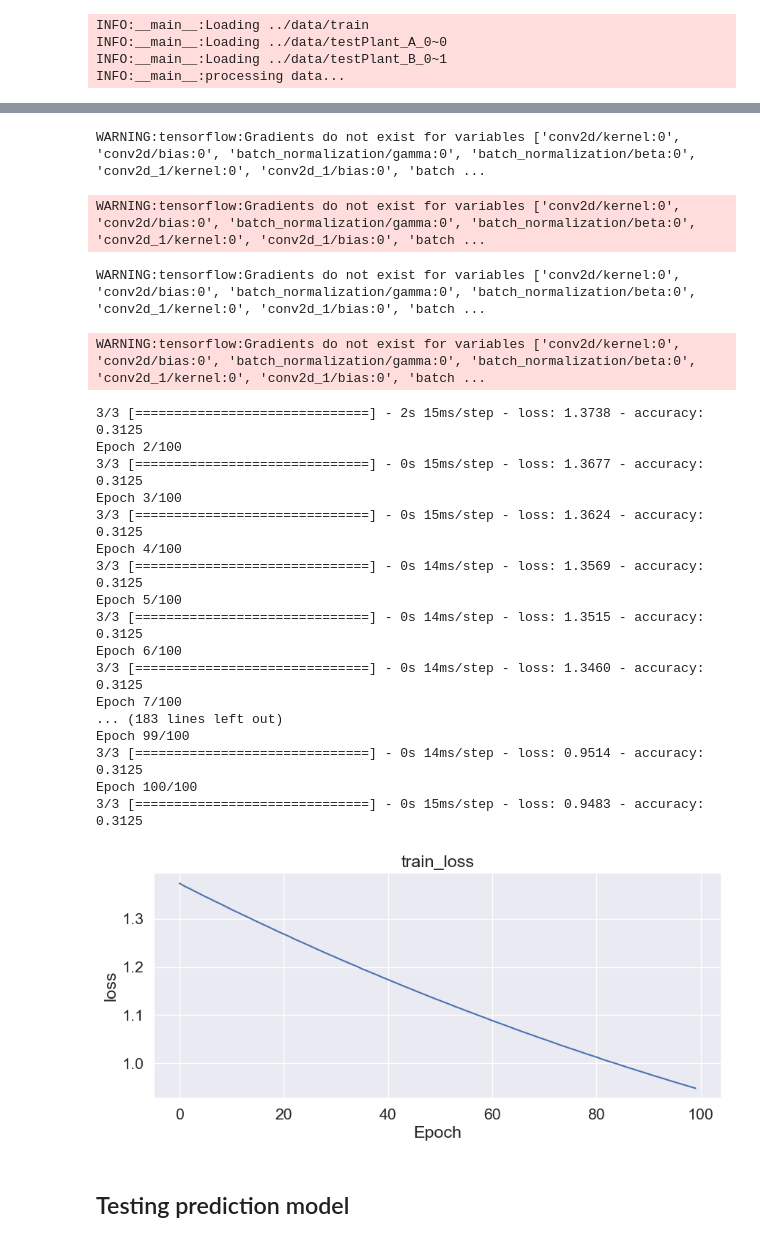
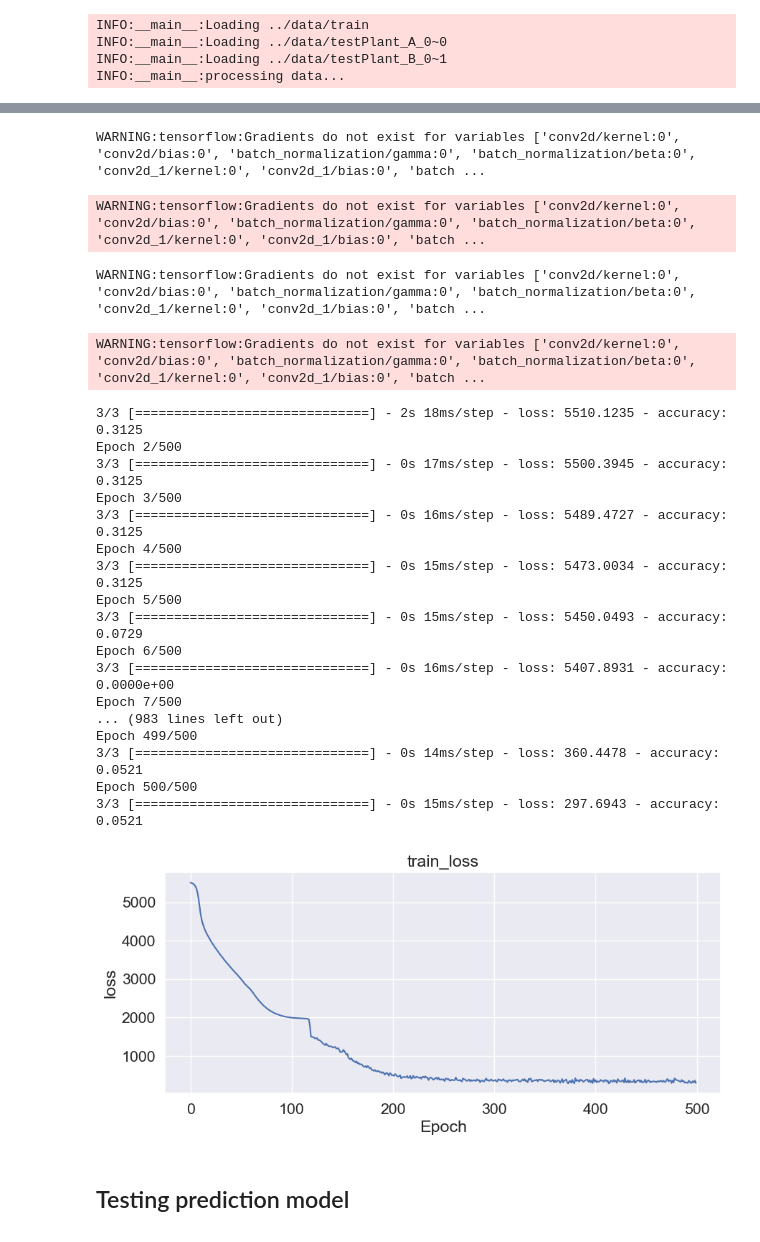
Before and after one commit to hibana2077/Farm-car, a Jupyter notebook: test_model/levelpred.ipynb, the cells around one changed output, grey strips where cells are left out. Saved outputs shown, nothing was run; the diff lists cells and outputs as text; code cells hidden in the pictures.

```diff
--- a/test_model/levelpred.ipynb
+++ b/test_model/levelpred.ipynb
@@ -101,9 +101,19 @@ y = dataY.values
 y = y.astype('float32')
 
 # 正規化(normalize) 資料，使資料值介於[0, 1]
-#train_X = scaler.fit_transform(x)
-#train_Y = scaler.fit_transform(y)
+scaler = MinMaxScaler(feature_range=(0, 1))
+
+train_X = scaler.fit_transform(x)
+train_Y = scaler.fit_transform(y)
+
+train_X_pre = train_X
+train_Y_pre = train_Y
+
+train_X = np.int8(train_X * 127)
+train_Y = np.int8(train_Y * 127)
+
+#梯度爆炸 恭喜
 
 # 無正規化
-train_Y = y
-train_X = x.reshape((x.shape[0],2))
+# train_Y = y
+# train_X = x.reshape((x.shape[0],2))
@@ -156,7 +180,7 @@ INFO:__main__:Loading ../data/testPlant_B_0~1
 INFO:__main__:processing data...
 # %%
 # create the MLP and CNN models
-mlp = models.create_mlp((train_X.shape[1]), regress=False)
+mlp = models.create_mlp((2), regress=False)# input shape -> (2,)
 #mlp.summary()
 cnn = models.create_cnn(64, 48, 3, regress=False)
 #cnn.summary()
@@ -179,7 +203,7 @@ model.compile(loss="mse", optimizer=opt, metrics=['accuracy'])
 
 # train the model
 print("[INFO] training model...")
-history = model.fit([train_X, train_images], train_Y,epochs=100, batch_size=32)
+history = model.fit([train_X, train_images], train_Y,epochs=500, batch_size=32)
 
 plt.figure(figsize=(10,4))
 plt.title('train_loss')
@@ -208,25 +232,25 @@ Epoch 1/100
 WARNING:tensorflow:Gradients do not exist for variables ['conv2d/kernel:0', 'conv2d/bias:0', 'batch_normalization/gamma:0', 'batch_normalization/beta:0', 'conv2d_1/kernel:0', 'conv2d_1/bias:0', 'batch ...
 WARNING:tensorflow:Gradients do not exist for variables ['conv2d/kernel:0', 'conv2d/bias:0', 'batch_normalization/gamma:0', 'batch_normalization/beta:0', 'conv2d_1/kernel:0', 'conv2d_1/bias:0', 'batch ...
 WARNING:tensorflow:Gradients do not exist for variables ['conv2d/kernel:0', 'conv2d/bias:0', 'batch_normalization/gamma:0', 'batch_normalization/beta:0', 'conv2d_1/kernel:0', 'conv2d_1/bias:0', 'batch ...
 WARNING:tensorflow:Gradients do not exist for variables ['conv2d/kernel:0', 'conv2d/bias:0', 'batch_normalization/gamma:0', 'batch_normalization/beta:0', 'conv2d_1/kernel:0', 'conv2d_1/bias:0', 'batch ...
-3/3 [==============================] - 2s 15ms/step - loss: 1.3738 - accuracy: 0.3125
-Epoch 2/100
-3/3 [==============================] - 0s 15ms/step - loss: 1.3677 - accuracy: 0.3125
-Epoch 3/100
-3/3 [==============================] - 0s 15ms/step - loss: 1.3624 - accuracy: 0.3125
-Epoch 4/100
-3/3 [==============================] - 0s 14ms/step - loss: 1.3569 - accuracy: 0.3125
-Epoch 5/100
-3/3 [==============================] - 0s 14ms/step - loss: 1.3515 - accuracy: 0.3125
-Epoch 6/100
-3/3 [==============================] - 0s 14ms/step - loss: 1.3460 - accuracy: 0.3125
-Epoch 7/100
-... (183 lines left out)
-Epoch 99/100
-3/3 [==============================] - 0s 14ms/step - loss: 0.9514 - accuracy: 0.3125
-Epoch 100/100
-3/3 [==============================] - 0s 15ms/step - loss: 0.9483 - accuracy: 0.3125
+3/3 [==============================] - 2s 18ms/step - loss: 5510.1235 - accuracy: 0.3125
+Epoch 2/500
+3/3 [==============================] - 0s 17ms/step - loss: 5500.3945 - accuracy: 0.3125
+Epoch 3/500
+3/3 [==============================] - 0s 16ms/step - loss: 5489.4727 - accuracy: 0.3125
+Epoch 4/500
+3/3 [==============================] - 0s 15ms/step - loss: 5473.0034 - accuracy: 0.3125
+Epoch 5/500
+3/3 [==============================] - 0s 15ms/step - loss: 5450.0493 - accuracy: 0.0729
+Epoch 6/500
+3/3 [==============================] - 0s 16ms/step - loss: 5407.8931 - accuracy: 0.0000e+00
+Epoch 7/500
+... (983 lines left out)
+Epoch 499/500
+3/3 [==============================] - 0s 14ms/step - loss: 360.4478 - accuracy: 0.0521
+Epoch 500/500
+3/3 [==============================] - 0s 15ms/step - loss: 297.6943 - accuracy: 0.0521
-[figure, old version]
+[figure, new version]
 # %% [markdown]
 ## Testing prediction model
 # %%
```
Also changed, not shown: parts of 8 cells of this notebook, 2 other files.
